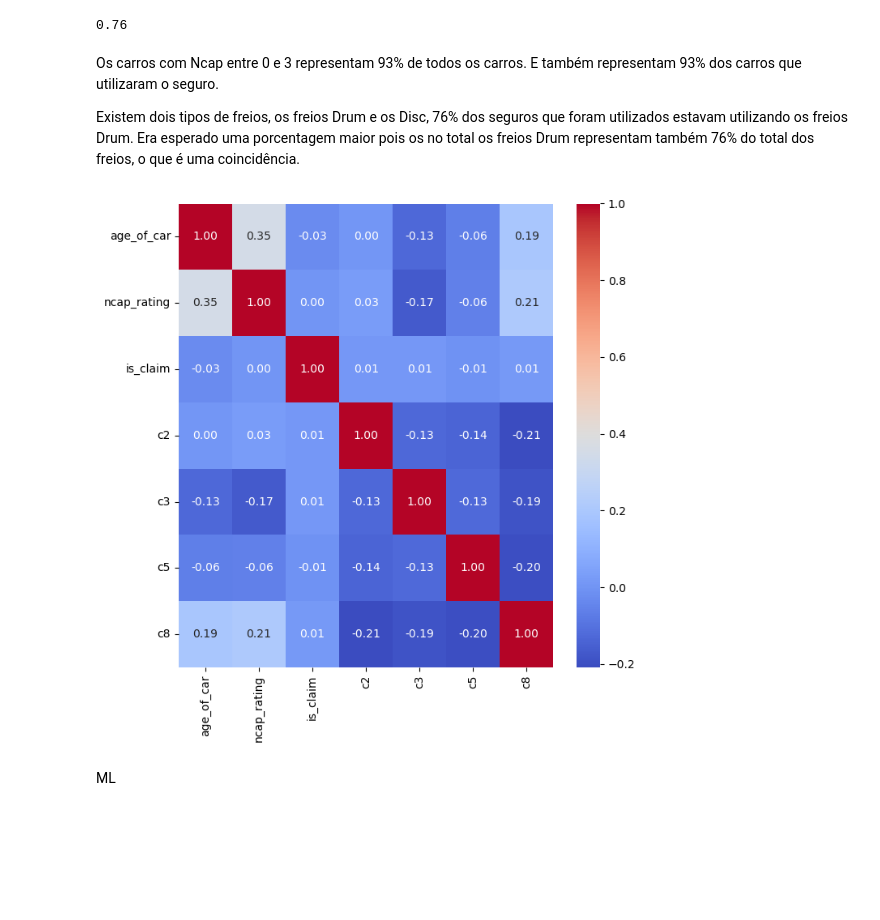
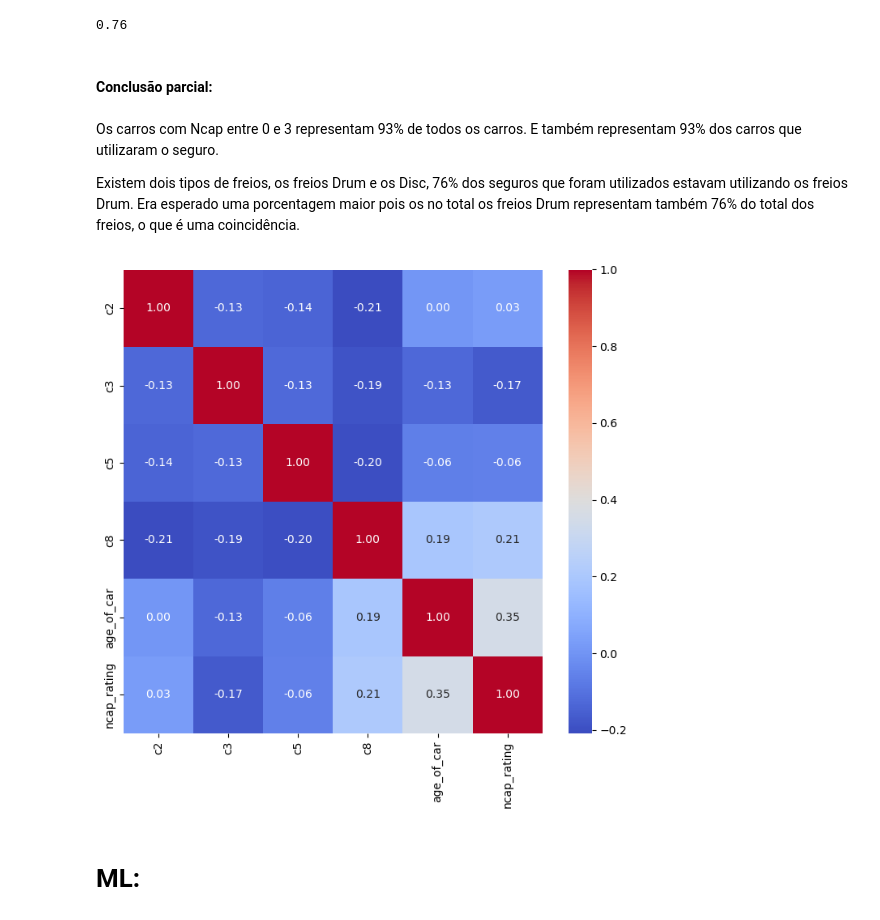
Before and after one commit to ikaromm/Car-Insurance-Project, a Jupyter notebook: project.ipynb, the cells around one changed output. Saved outputs shown, nothing was run; the diff lists cells and outputs as text; code cells hidden in the pictures; blank space fills up the shorter version.

```diff
--- a/project.ipynb
+++ b/project.ipynb
@@ -132,26 +132,30 @@ drum_brakes_tot = len(train[train['rear_brakes_type'] == 'Drum']) / train['rear_
 round(drum_brakes_tot, 2)
 # %% [output]
 0.76
+# %% [markdown]
+#### Conclusão parcial:
 # %% [markdown]
 Os carros com Ncap entre 0 e 3 representam 93% de todos os carros. E também representam 93% dos carros que utilizaram o seguro.
 
 Existem dois tipos de freios, os freios Drum e os Disc, 76% dos seguros que foram utilizados estavam utilizando os freios Drum. Era esperado uma porcentagem maior pois os no total os freios Drum representam também 76% do total dos freios, o que é uma coincidência.
+# %%
+train_heatmap = pd.DataFrame()
 # %%
-train['c2'] = train['area_cluster'].apply(lambda x: 1 if x == 'C2' else 0)
-train['c3'] = train['area_cluster'].apply(lambda x: 1 if x == 'C3' else 0)
-train['c5'] = train['area_cluster'].apply(lambda x: 1 if x == 'C5' else 0)
-train['c8'] = train['area_cluster'].apply(lambda x: 1 if x == 'C8' else 0)
+train_heatmap['c2'] = train['area_cluster'].apply(lambda x: 1 if x == 'C2' else 0)
+train_heatmap['c3'] = train['area_cluster'].apply(lambda x: 1 if x == 'C3' else 0)
+train_heatmap['c5'] = train['area_cluster'].apply(lambda x: 1 if x == 'C5' else 0)
+train_heatmap['c8'] = train['area_cluster'].apply(lambda x: 1 if x == 'C8' else 0)
+train_heatmap['age_of_car'] = train['age_of_car']
+train_heatmap['ncap_rating'] = train['ncap_rating']
+
+fig, axes = plt.subplots(figsize=(7, 7))
+sns.heatmap(train_heatmap.corr(), annot=True, fmt=".2f", cmap="coolwarm", )
+plt.tight_layout()
+plt.show()
+# %% [output]
+[figure, added]
-# %%
-vehicle_features = ['age_of_car', 'ncap_rating', 'is_claim', 'c2','c3','c5','c8']
-vehicle_df = train[vehicle_features]
-fig, axes = plt.subplots(figsize=(7, 7))
-sns.heatmap(vehicle_df.corr(), annot=True, fmt=".2f", cmap="coolwarm", )
-plt.tight_layout()
-plt.show()
-# %% [output]
-[figure, removed]
-# %% [markdown]
-ML
+# %% [markdown]
+# ML:
 # %%
 from sklearn.model_selection import train_test_split
 from sklearn.linear_model import LogisticRegression
```
Also changed, not shown: parts of 22 cells of this notebook, 2 other files.
